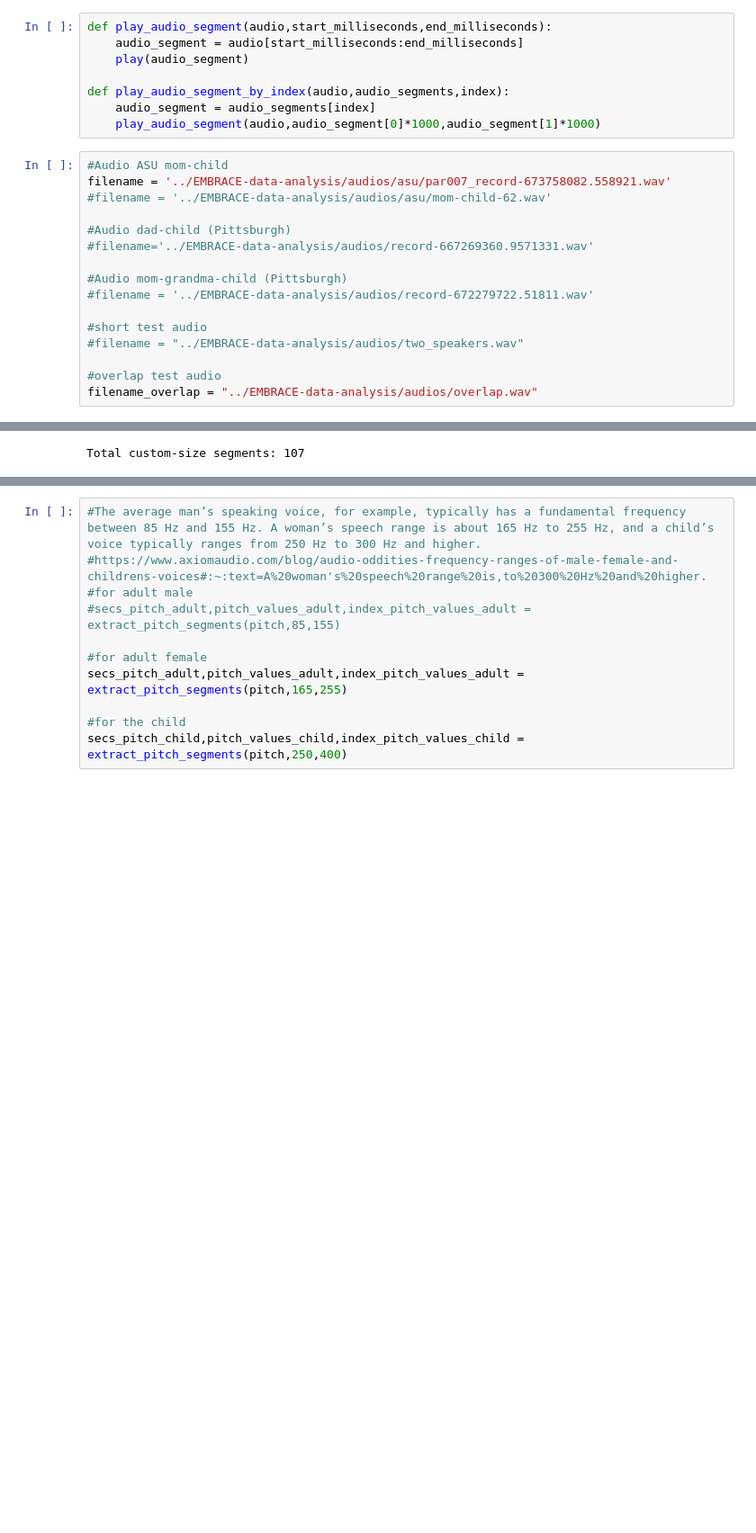
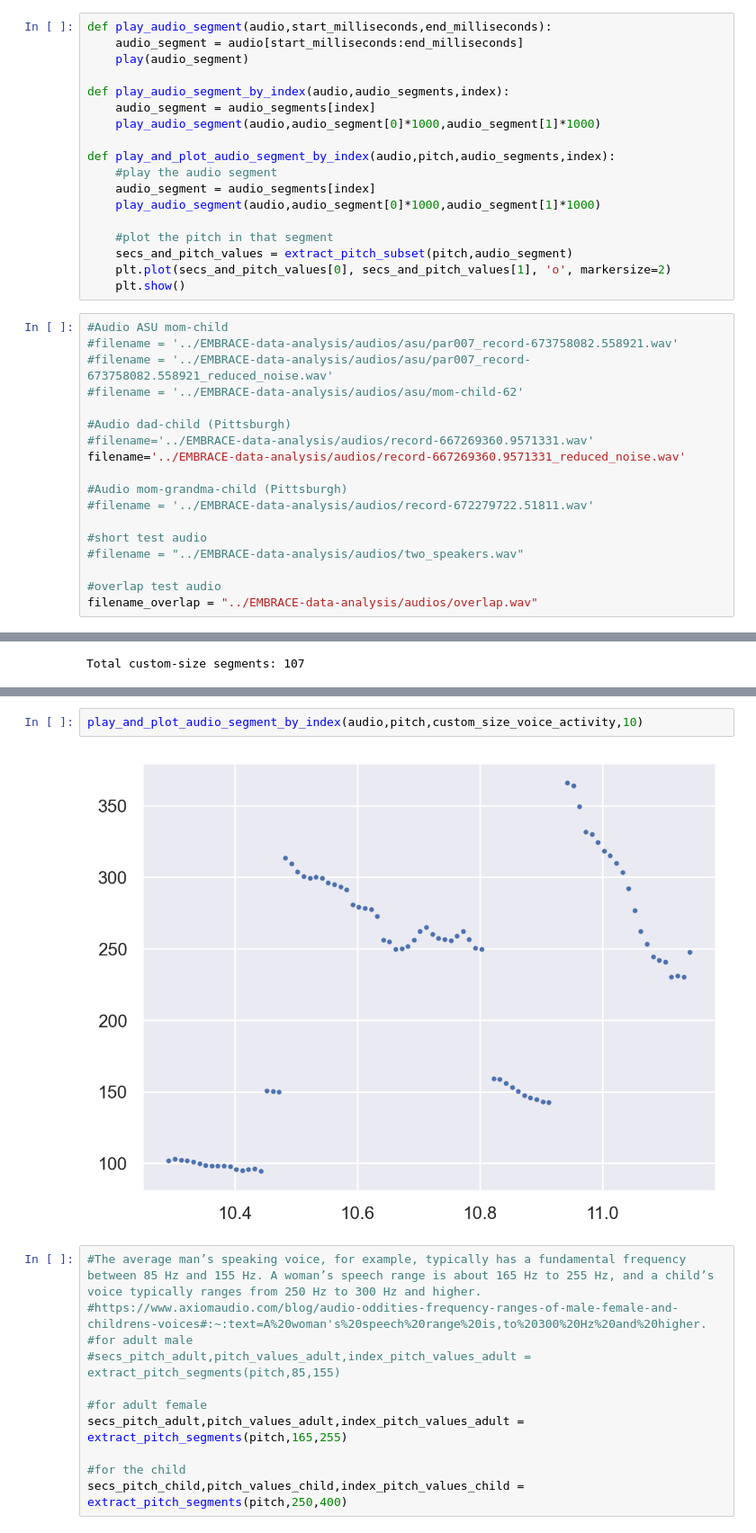
Before and after one commit to jordanbarriap/EMBRACE-data-analysis, a Jupyter notebook: praat_analysis.ipynb, the cells around one changed output, grey strips where cells are left out. Shown at 90% size. Cells and saved outputs as stored; diff of their text form; blank space fills up the shorter version.

```diff
--- a/praat_analysis.ipynb
+++ b/praat_analysis.ipynb
@@ -118,13 +166,25 @@ def play_audio_segment(audio,start_milliseconds,end_milliseconds):
 def play_audio_segment_by_index(audio,audio_segments,index):
     audio_segment = audio_segments[index]
     play_audio_segment(audio,audio_segment[0]*1000,audio_segment[1]*1000)
+
+def play_and_plot_audio_segment_by_index(audio,pitch,audio_segments,index):
+    #play the audio segment
+    audio_segment = audio_segments[index]
+    play_audio_segment(audio,audio_segment[0]*1000,audio_segment[1]*1000)
+
+    #plot the pitch in that segment
+    secs_and_pitch_values = extract_pitch_subset(pitch,audio_segment)
+    plt.plot(secs_and_pitch_values[0], secs_and_pitch_values[1], 'o', markersize=2)
+    plt.show()
 # %%
 #Audio ASU mom-child
-filename = '../EMBRACE-data-analysis/audios/asu/par007_record-673758082.558921.wav'
-#filename = '../EMBRACE-data-analysis/audios/asu/mom-child-62.wav'
+#filename = '../EMBRACE-data-analysis/audios/asu/par007_record-673758082.558921.wav'
+#filename = '../EMBRACE-data-analysis/audios/asu/par007_record-673758082.558921_reduced_noise.wav'
+#filename = '../EMBRACE-data-analysis/audios/asu/mom-child-62'
 
 #Audio dad-child (Pittsburgh)
 #filename='../EMBRACE-data-analysis/audios/record-667269360.9571331.wav'
+filename='../EMBRACE-data-analysis/audios/record-667269360.9571331_reduced_noise.wav'
 
 #Audio mom-grandma-child (Pittsburgh)
 #filename = '../EMBRACE-data-analysis/audios/record-672279722.51811.wav'
@@ -319,3 +387,7 @@ play_audio_segment_by_index(audio,custom_size_voice_activity,81)
+# %%
+play_and_plot_audio_segment_by_index(audio,pitch,custom_size_voice_activity,10)
+# %% [output]
+[figure, added]
 # %%
 #The average man’s speaking voice, for example, typically has a fundamental frequency between 85 Hz and 155 Hz. A woman’s speech range is about 165 Hz to 255 Hz, and a child’s voice typically ranges from 250 Hz to 300 Hz and higher.
 #https://www.axiomaudio.com/blog/audio-oddities-frequency-ranges-of-male-female-and-childrens-voices#:~:text=A%20woman's%20speech%20range%20is,to%20300%20Hz%20and%20higher.
```
Also changed, not shown: parts of 7 cells of this notebook, 4 other files.
